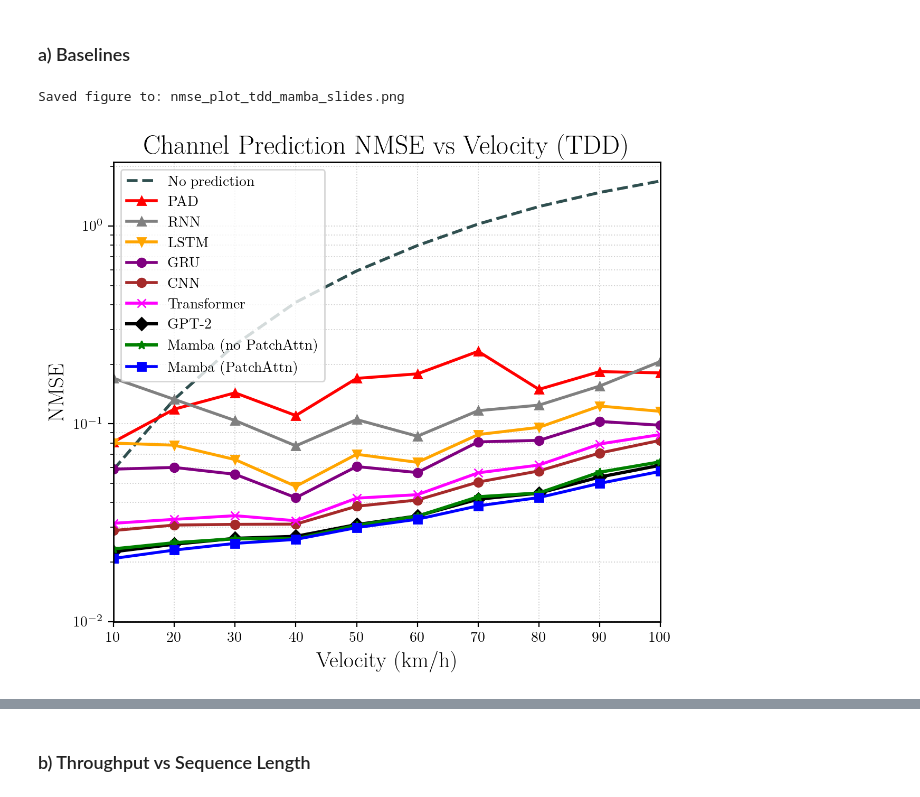
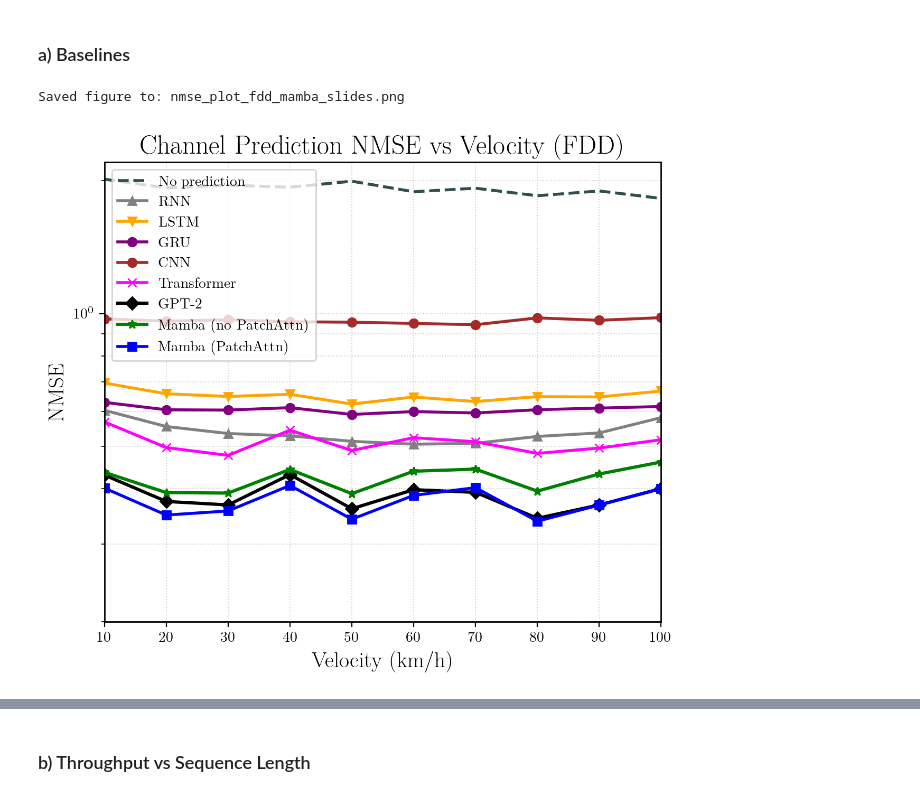
Before and after one commit to aladinD/MambaCSP, a Jupyter notebook: plots.ipynb, the cells around one changed output, grey strips where cells are left out. Drawn from its saved outputs; the diff is of its cells as text; code cells hidden in the pictures.

```diff
--- a/plots.ipynb
+++ b/plots.ipynb
@@ -247,8 +247,8 @@ plt.rcParams.update({
 })
 
 # ---------------- File paths ----------------
-mode, csv_path, out_name = "tdd", "tdd_mamba.csv", "nmse_plot_tdd_mamba_slides.png"
-# mode, csv_path, out_name = "fdd", "fdd_mamba.csv", "nmse_plot_fdd_mamba_slides.png"
+# mode, csv_path, out_name = "tdd", "tdd_mamba.csv", "nmse_plot_tdd_mamba_slides.png"
+mode, csv_path, out_name = "fdd", "fdd_mamba.csv", "nmse_plot_fdd_mamba_slides.png"
 
 # ---------------- Load CSV ----------------
 # Each row = one model, 10 comma-separated values (speeds 10..100 km/h)
@@ -342,32 +342,32 @@ ax.set_yscale("log")
 
 for label, row_idx, style in plot_order:
     y = data[row_idx]
     y = np.asarray(y[:len(velocities)], dtype=float)
     color = resolve_color(label)
     plt.plot(velocities, y, label=label, markersize=6, color=color, **style)
 
 # ---------------- Labels & axes ----------------
 plt.xlabel(r"Velocity (km/h)", fontsize=15)
 plt.ylabel(r"NMSE", fontsize=15)
 if mode == "tdd":
     plt.title("Channel Prediction NMSE vs Velocity (TDD)", fontsize=18)
 elif mode == "fdd":
     plt.title("Channel Prediction NMSE vs Velocity (FDD)", fontsize=18)
 
 plt.xlim(10, 100)
 if mode == "tdd":
     plt.ylim(1e-2, )
 elif mode == "fdd":
     plt.ylim(0.2, )
 plt.xticks(velocities)
 
 # Grid + legend
 ax.grid(True, which="both", linestyle=":", linewidth=0.7, alpha=0.6)
 plt.legend(loc="upper left", frameon=True)
 
 plt.tight_layout()
 plt.savefig(out_name, dpi=300, bbox_inches="tight")
 print(f"Saved figure to: {out_name}")
 # %% [output]
-Saved figure to: nmse_plot_tdd_mamba_slides.png
+Saved figure to: nmse_plot_fdd_mamba_slides.png
-[figure, old version]
+[figure, new version]
```
Also changed, not shown: parts of 1 cell of this notebook, 31 other files.
